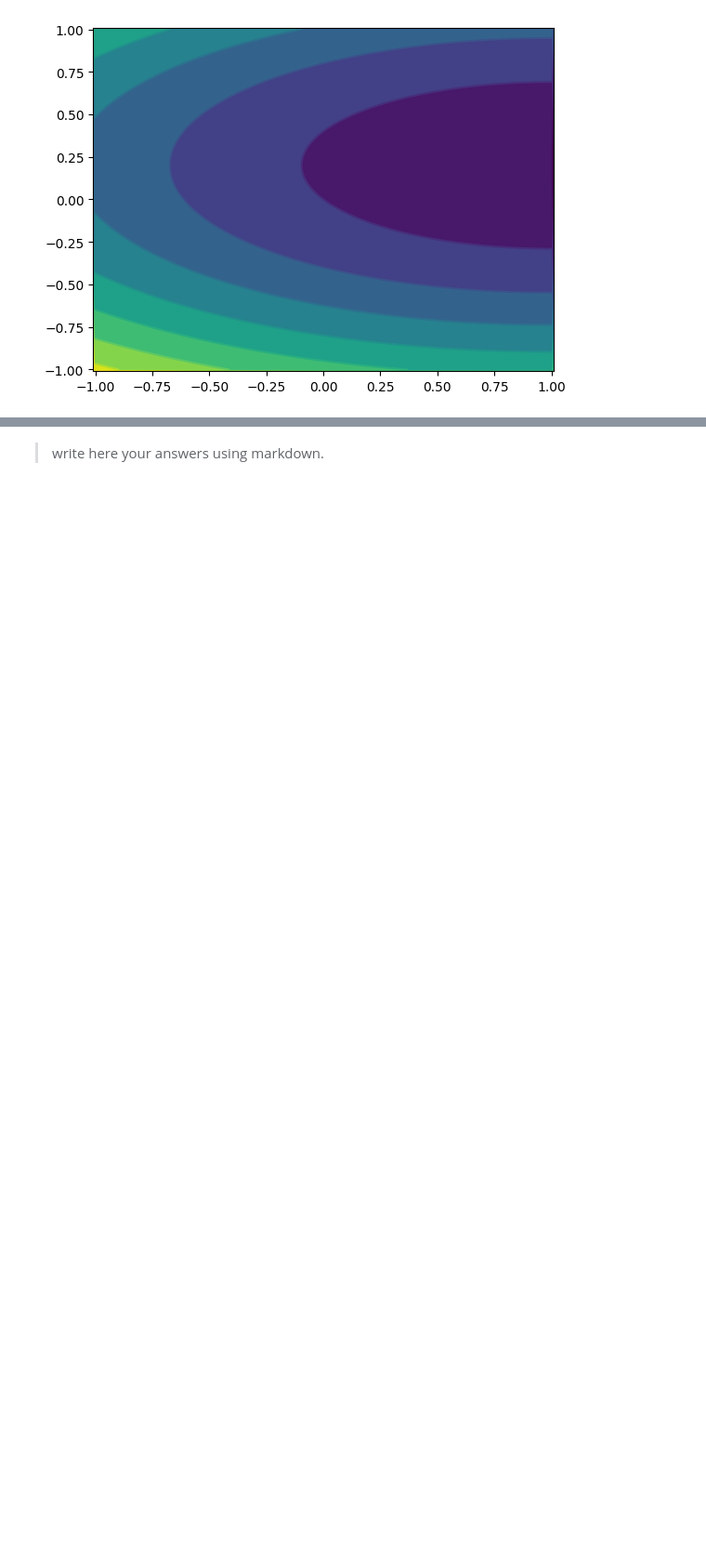
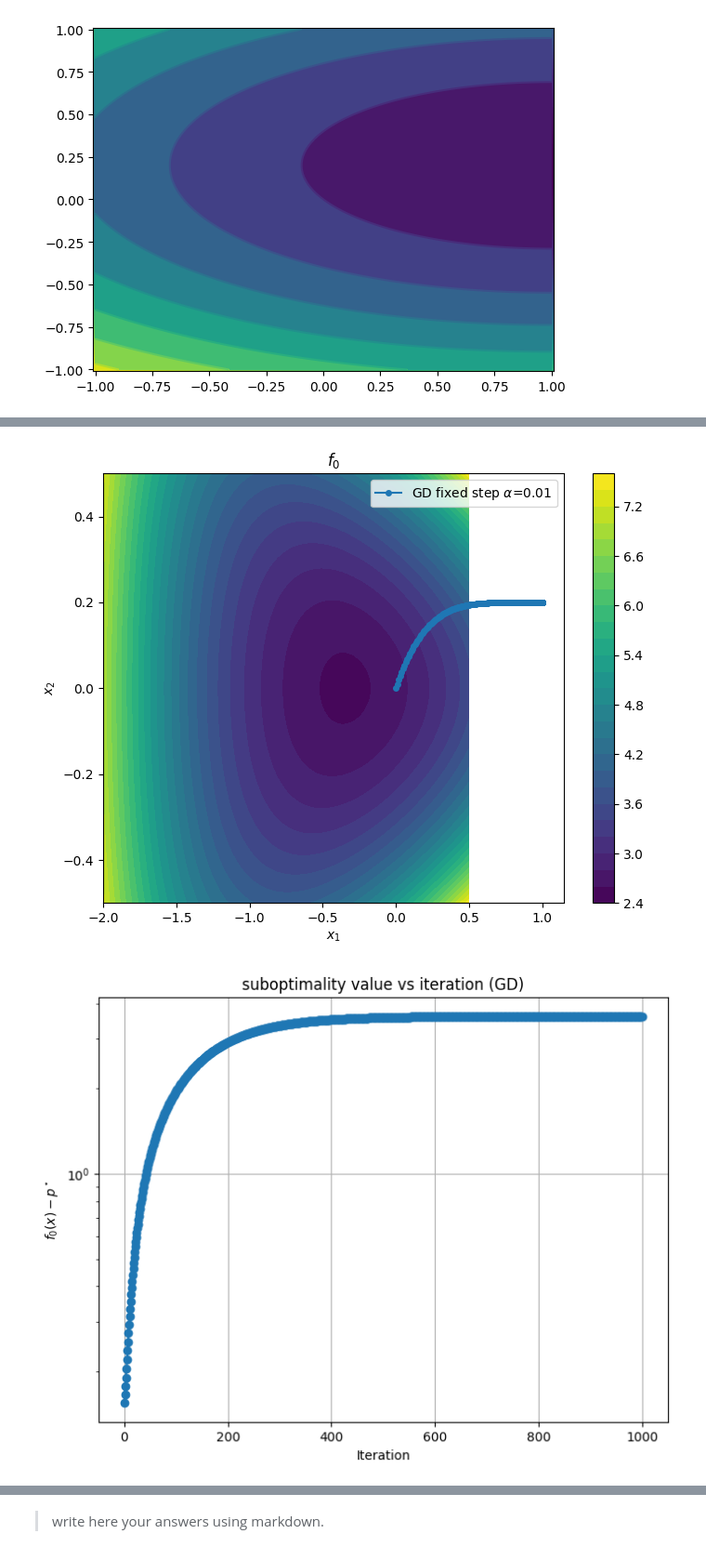
Before and after one commit to LangHug/Projet_oiseaux, a Jupyter notebook: labs/LW2.ipynb, the cells around one changed output, grey strips where cells are left out. Shown at 93% size. Cells and saved outputs as stored; diff of their text form; code cells hidden in the pictures; blank space fills up the shorter version.

```diff
--- a/labs/LW2.ipynb
+++ b/labs/LW2.ipynb
@@ -108,3 +81,70 @@ plt.show()
+# %%
+
+
+def gradient(x):
+    x = np.asarray(x, dtype=float)
+    x1, x2 = x
+    return np.array([x1 - 1, 5*x2 - 1], dtype=float)
+import numpy as np
+import matplotlib.pyplot as plt
+
+import numpy as np
+import matplotlib.pyplot as plt
+from scipy.optimize import minimize
+
+def grad_desc(alpha):
+  x = np.array([0.0, 0.0])
+  eps = 1e-6
+  Nmax = 1000
+  i = 0
+
+  # AJOUT MINIMAL : stocker les points
+  xn = np.zeros((2, Nmax + 1))
+  xn[:, 0] = x
+
+  while np.linalg.norm(gradient(x)) > eps and i < Nmax:
+      x = x - alpha * gradient(x)
+      i += 1
+      xn[:, i] = x   # AJOUT MINIMAL
+
+  return xn[:, :i+1], i   # on retourne la trajectoire + nb iters
+def plot_path(xn, label):
+    plt.plot(xn[0, :], xn[1, :], marker='o', markersize=4, label=label)
+alpha = 1e-2
+xn_grad, iters = grad_desc(alpha)
+
+# contour plot
+x1s = np.linspace(-2, 0.5, 100)
+x2s = np.linspace(-0.5, 0.5, 100)
+X1, X2 = np.meshgrid(x1s, x2s)
+Z = np.exp(X1 + 3*X2 - 0.1) + np.exp(X1 - 3*X2 - 0.1) + np.exp(-X1 - 0.1)
+
+plt.figure(figsize=(8, 6))
+cp = plt.contourf(X1, X2, Z, levels=30)
+plot_path(xn_grad, rf"GD fixed step $\alpha$={alpha}")
+plt.colorbar(cp)
+plt.xlabel("$x_1$")
+plt.ylabel("$x_2$")
+plt.title("$f_0$")
+plt.legend()
+plt.show()
+
+# pstar (optimum numérique)
+xinit = np.array([0.0, 0.0])
+res = minimize(lambda x: f(x), xinit)   # f(x) avec x vecteur
+pstar = res.fun
+
+# suboptimality plot
+plt.figure(figsize=(8, 6))
+plt.semilogy([f(xn_grad[:,k]) - pstar for k in range(xn_grad.shape[1])], marker='o')
+plt.xlabel("Iteration")
+plt.ylabel("$f_0(x) - p^\\star$")
+plt.title("suboptimality value vs iteration (GD)")
+plt.grid(True)
+plt.show()
+# %% [output]
+[figure, added]
+[figure, added]
 # %%
 # question 4
 # %%
```
Also changed, not shown: parts of 1 cell of this notebook.
